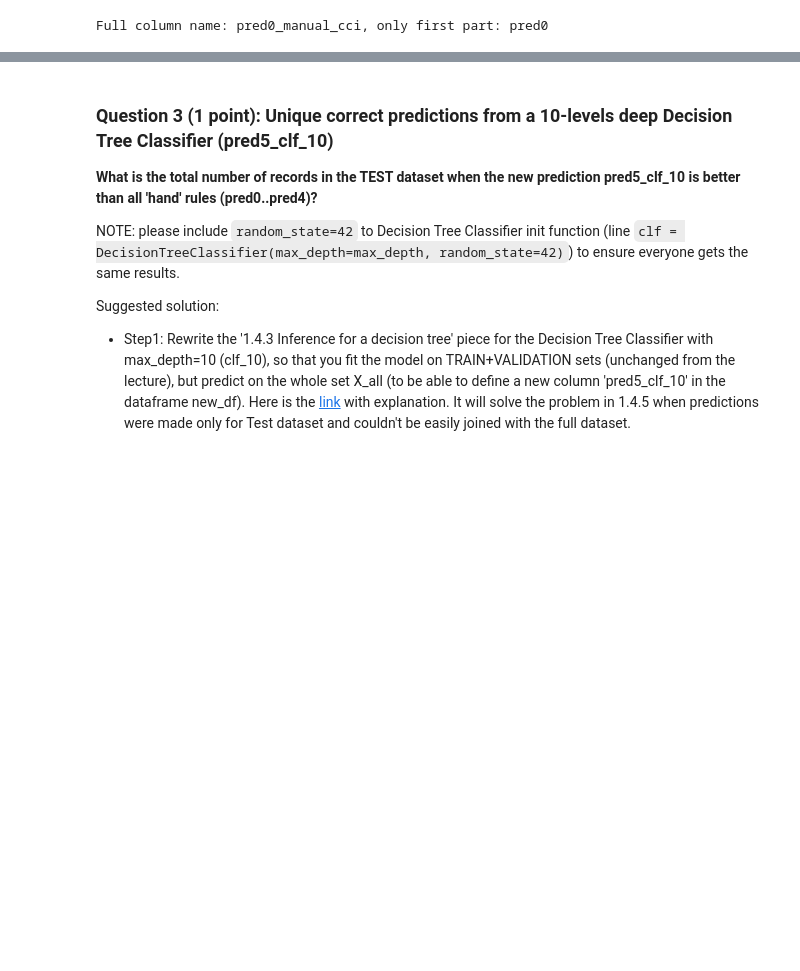
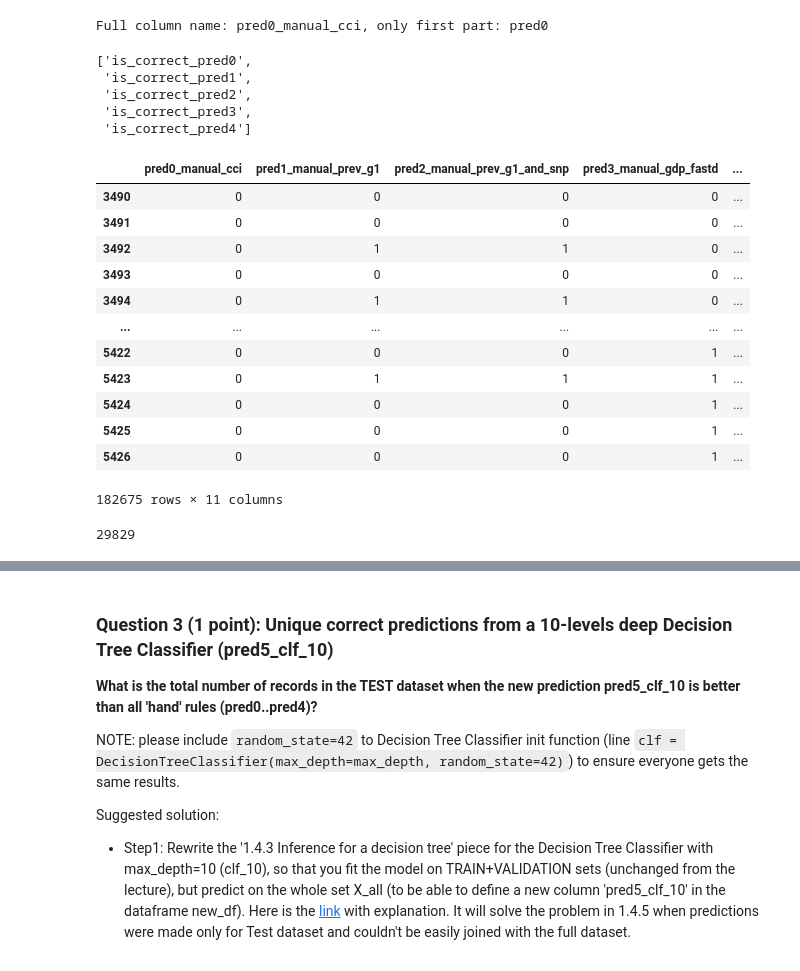
Before and after one commit to mary435/stock-markets-analytics, a Jupyter notebook: 03/hw_03.ipynb, the cells around one changed output, grey strips where cells are left out. Saved outputs shown, nothing was run; the diff lists cells and outputs as text; code cells hidden in the pictures; blank space fills up the shorter version.

```diff
--- a/03/hw_03.ipynb
+++ b/03/hw_03.ipynb
@@ -493,0 +499,30 @@ Full column name: pred0_manual_cci, only first part: pred0
+# %%
+# IS_CORRECT dataset
+IS_CORRECT =  [k for k in new_df.keys() if k.startswith('is_correct_')]
+IS_CORRECT
+# %% [output]
+['is_correct_pred0',
+ 'is_correct_pred1',
+ 'is_correct_pred2',
+ 'is_correct_pred3',
+ 'is_correct_pred4']
+# %%
+new_df[PREDICTIONS+IS_CORRECT+['is_positive_growth_5d_future']]
+# %% [output]
+|  | pred0_manual_cci | pred1_manual_prev_g1 | pred2_manual_prev_g1_and_snp | pred3_manual_gdp_fastd | ... |
+| 3490 | 0 | 0 | 0 | 0 | ... |
+| 3491 | 0 | 0 | 0 | 0 | ... |
+| 3492 | 0 | 1 | 1 | 0 | ... |
+| 3493 | 0 | 0 | 0 | 0 | ... |
+| 3494 | 0 | 1 | 1 | 0 | ... |
+| ... | ... | ... | ... | ... | ... |
+| 5422 | 0 | 0 | 0 | 1 | ... |
+| 5423 | 0 | 1 | 1 | 1 | ... |
+| 5424 | 0 | 0 | 0 | 1 | ... |
+| 5425 | 0 | 0 | 0 | 1 | ... |
+| 5426 | 0 | 0 | 0 | 1 | ... |
+182675 rows × 11 columns
+# %%
+len(new_df[new_df.split=='test'])
+# %% [output]
+29829
```
Also changed, not shown: parts of 31 cells of this notebook.
